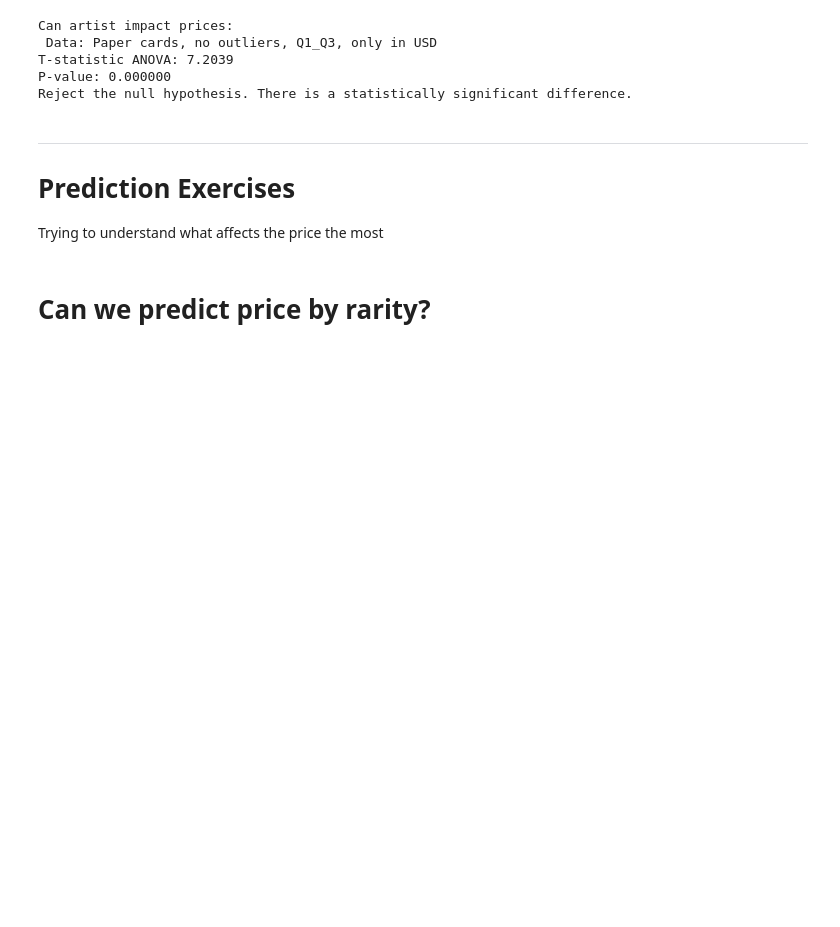
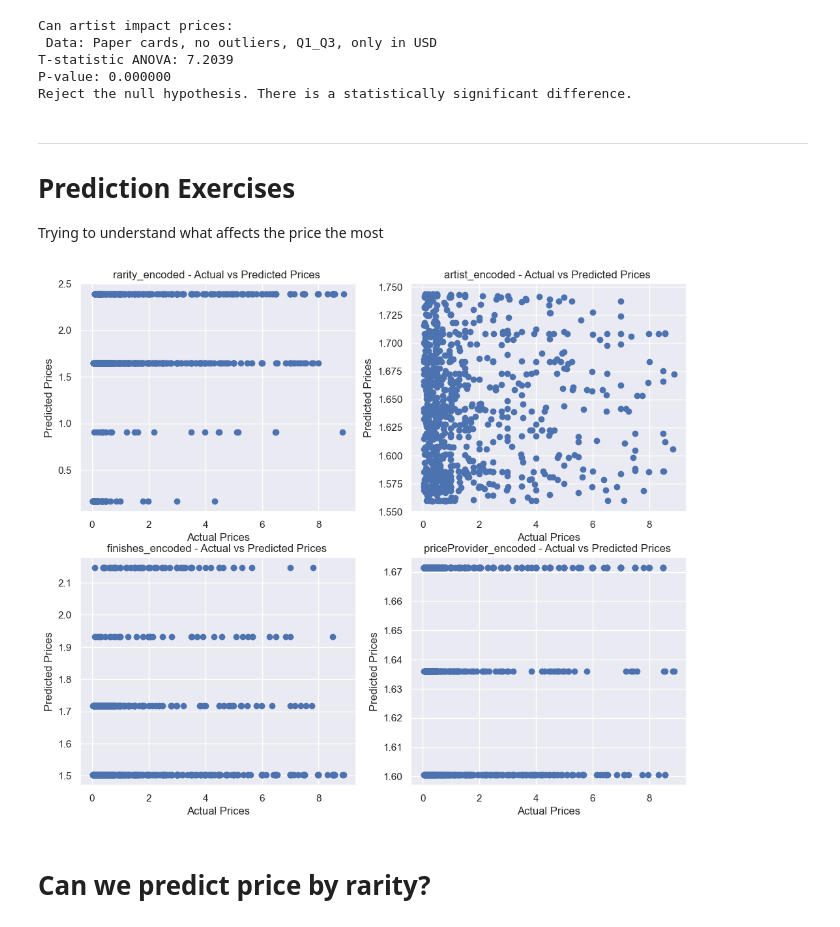
Before and after one commit to victorhg/aai-500-final-project, a Jupyter notebook: notebooks/price_analysis.ipynb, the cells around one changed output. Drawn from its saved outputs; the diff is of its cells as text; code cells hidden in the pictures; blank space fills up the shorter version.

Commit message:
linear regression to prices

```diff
--- a/notebooks/price_analysis.ipynb
+++ b/notebooks/price_analysis.ipynb
@@ -96,13 +114,43 @@ def removeOutliers(data, col):
 # %%
-from sklearn.model_selection import train_test_split
-from sklearn.linear_model import LinearRegression
-from sklearn.metrics import mean_squared_error, r2_score
-from sklearn.preprocessing import LabelEncoder
+# DATA SELECTION
 
 label_encoder = LabelEncoder()
 
 # User paper Game Availability given the price variance difference between mtgo and paper
 paper = removeOutliers(data_usd[data_usd["gameAvailability"]=='paper'], 'price')
+
+# One-hot encode important variables
+to_encode = ['rarity', 'artist', 'finishes', 'priceProvider']
+for enc in to_encode:
+    paper.loc[:, f'{enc}_encoded'] = label_encoder.fit_transform(paper[enc])
+# %%
+# Price Prediction based on Rank
+predict_by = ['rarity_encoded', 'artist_encoded', 'finishes_encoded', 'priceProvider_encoded']
+p = paper['price']
+
+
+num = len(predict_by)
+ncols = 2
+nrows = int(np.ceil(num / ncols))
+
+# size based on nrows
+fig = plt.figure(figsize=(12, 5*nrows))
+gs = gridspec.GridSpec(nrows, ncols)
+
+for i, enc in enumerate(predict_by):
+    y_test, y_pred, mse, r2 = prediction(paper[[enc]], p)
+    ax = fig.add_subplot(gs[i])
+    ax.scatter(y_test, y_pred)
+    ax.set_xlabel('Actual Prices' )
+    ax.set_ylabel('Predicted Prices')
+    ax.set_title(f'{enc} - Actual vs Predicted Prices ')
+
+
+plt.show()
+
+# beyond this point dupolicate code will fix soon
+# %% [output]
+[figure, new version]
 # %% [markdown]
 # Can we predict price by rarity?
 # %% [markdown]
```
Also changed, not shown: parts of 9 cells of this notebook.
